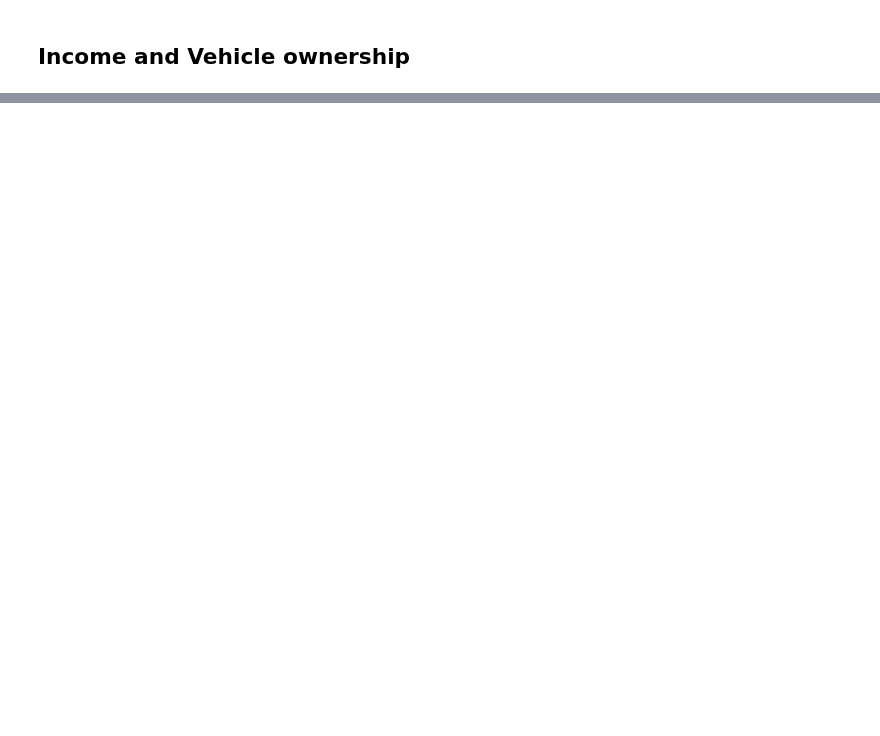
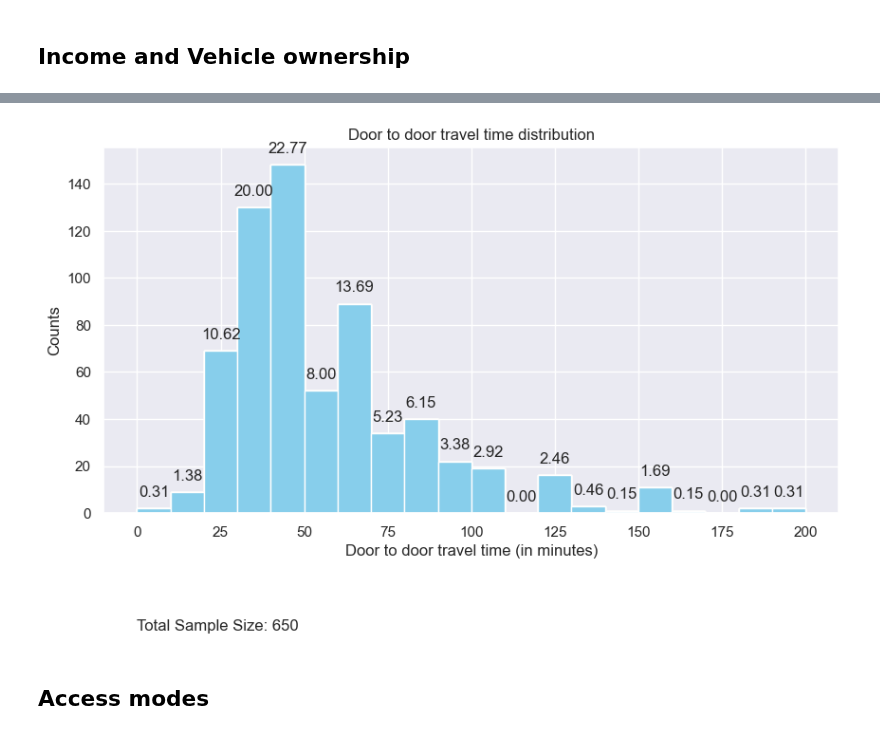
Before and after one commit to Gavaskar24/Metro, a Jupyter notebook: research/Report_plots.ipynb, the cells around one changed output, grey strips where cells are left out. Drawn from its saved outputs; the diff is of its cells as text; code cells hidden in the pictures; blank space fills up the shorter version.

```diff
--- a/research/Report_plots.ipynb
+++ b/research/Report_plots.ipynb
@@ -229,0 +433,27 @@ plt.show()
+# %%
+df['9'].describe()
+
+plt.figure(figsize=(10, 5))
+
+# Plot histogram with specified color
+plt.hist(df['9'], bins=range(0, int(df['9'].max()) + 10, 10), color='skyblue')
+
+# Add labels and title
+plt.xlabel('Door to door travel time (in minutes)')
+plt.ylabel('Counts')
+plt.title('Door to door travel time distribution')
+
+# Add percentage on top of each bar
+total_count = len(df['9'])
+for i in range(len(plt.hist(df['9'], bins=range(0, int(df['9'].max()) + 10, 10), color='skyblue')[0])):
+    count = plt.hist(df['9'], bins=range(0, int(df['9'].max()) + 10, 10), color='skyblue')[0][i]
+    percentage = count / total_count * 100
+    plt.text(plt.hist(df['9'], bins=range(0, int(df['9'].max()) + 10, 10), color='skyblue')[1][i] + 5, count + 5, f'{percentage:.2f}', ha='center')
+
+# Add total sample size and size of dataframe below the plot
+plt.text(0, -50, f'Total Sample Size: {total_count}', fontsize=12)
+# plt.text(0, -70, f'Size of DataFrame: {len(df)}', fontsize=12)
+
+plt.show()
+# %% [output]
+[figure, added]
@@ -229,0 +468,4 @@ plt.show()
+# %%
+display(HTML(f"<h2>Access modes</h2>"))
+# %% [output]
+Access modes
```
Also changed, not shown: parts of 24 cells of this notebook.
